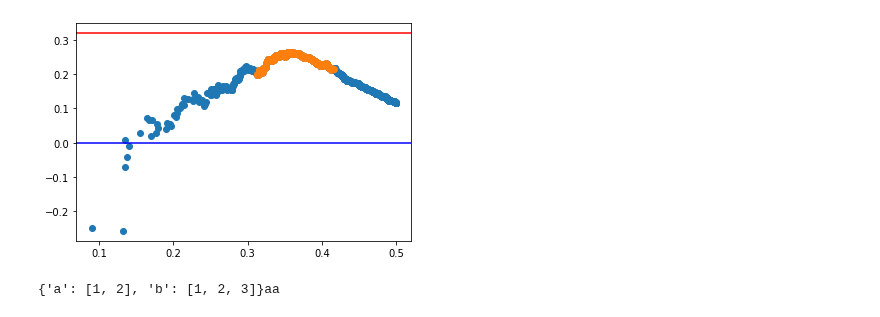
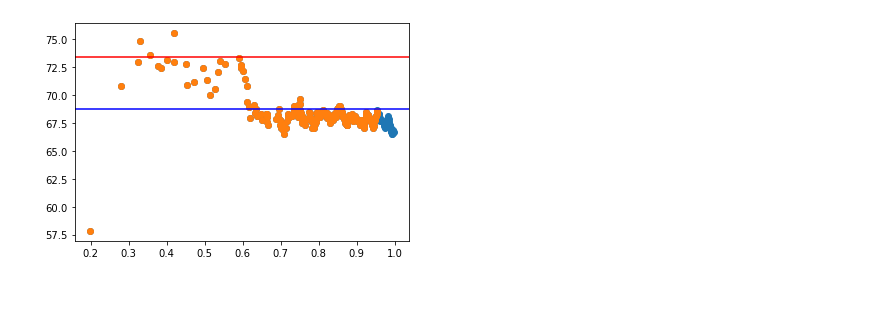
Before and after one commit to Karlmyh/RTER, a Jupyter notebook: parameter tuning.ipynb, the cells around one changed output. Drawn from its saved outputs; the diff is of its cells as text; code cells hidden in the pictures.

```diff
--- a/parameter tuning.ipynb
+++ b/parameter tuning.ipynb
@@ -29,7 +29,7 @@ np.random.seed(1)
 
 
 
-sample_generator=TestDistribution(3).returnDistribution()
+sample_generator=TestDistribution(2).returnDistribution()
 n_test, n_train = 10000,3000
 X_train, Y_train = sample_generator.generate(n_train)
 X_test, Y_test = sample_generator.generate(n_test)
@@ -44,7 +44,7 @@ parameters={"truncate_ratio_low":[0], "truncate_ratio_up":[0.6,0.8 ],
             "estimator":["naive_estimator", "pointwise_extrapolation_estimator"],
            "r_range_low":[0],"r_range_up":[1],
            "step":[1,2,4],"lamda":[0.005,0.01,0.05]}
-cv_model_RTER=GridSearchCV(estimator=RegressionTree(),param_grid=parameters, cv=10, n_jobs=-1)
+cv_model_RTER=GridSearchCV(estimator=RegressionTree(),param_grid=parameters, cv=10, n_jobs=20)
 cv_model_RTER.fit(X_train, Y_train)
 
 RTER_model = cv_model_RTER.best_estimator_
@@ -149,16 +157,16 @@ NameError: name 'cv_model_RTER' is not defined
 # %%
 node_idx=0
-order, truncate_ratio_low, truncate_ratio_up , r_range_low, r_range_up,step,lamda = 1,0.1,0.4,0,1,1,0
+order, truncate_ratio_low, truncate_ratio_up , r_range_low, r_range_up,step,lamda = 1,0,0.8,0,1,1,0.01
 query_obj=list(RTER_model.tree_.leafnode_fun.values())[node_idx]
 X_range,dt_X, dt_Y = query_obj.X_range, query_obj.dt_X, query_obj.dt_Y
 X_range
 X_extra= X_range.mean(axis=0)+0.01
 order, truncate_ratio_low, truncate_ratio_up , r_range_low, r_range_up= order, truncate_ratio_low, truncate_ratio_up , r_range_low, r_range_up
 
-sorted_ratio, sorted_prediction, intercept = RTER_model.get_node_extrapolation(dt_X, dt_Y, X_extra, X_range, order, truncate_ratio_low, truncate_ratio_up,r_range_low, r_range_up,step,lamda)
+sorted_ratio, sorted_prediction, intercept, mat = RTER_model.get_node_extrapolation(dt_X, dt_Y, X_extra, X_range, order, truncate_ratio_low, truncate_ratio_up,r_range_low, r_range_up,step,lamda)
 _=plt.scatter((sorted_ratio),sorted_prediction)
 _=plt.scatter((sorted_ratio)[int(len(sorted_ratio)*truncate_ratio_low):int(len(sorted_ratio)*truncate_ratio_up)],sorted_prediction[int(len(sorted_prediction)*truncate_ratio_low):int(len(sorted_prediction)*truncate_ratio_up)])
 _=plt.axhline(intercept,color="red")
 _=plt.axhline(sample_generator.evaluate(X_extra.reshape(1,-1)),color="blue")
 # %% [output]
-[figure, old version]
+[figure, new version]
@@ -167,4 +172,0 @@ dic= {"a":[1,2],"b":[1,2,3]}
-# %%
-print("{}aa".format(dic))
-# %% [output]
-{'a': [1, 2], 'b': [1, 2, 3]}aa
```
Also changed, not shown: parts of 3 cells of this notebook, 1 other file.
